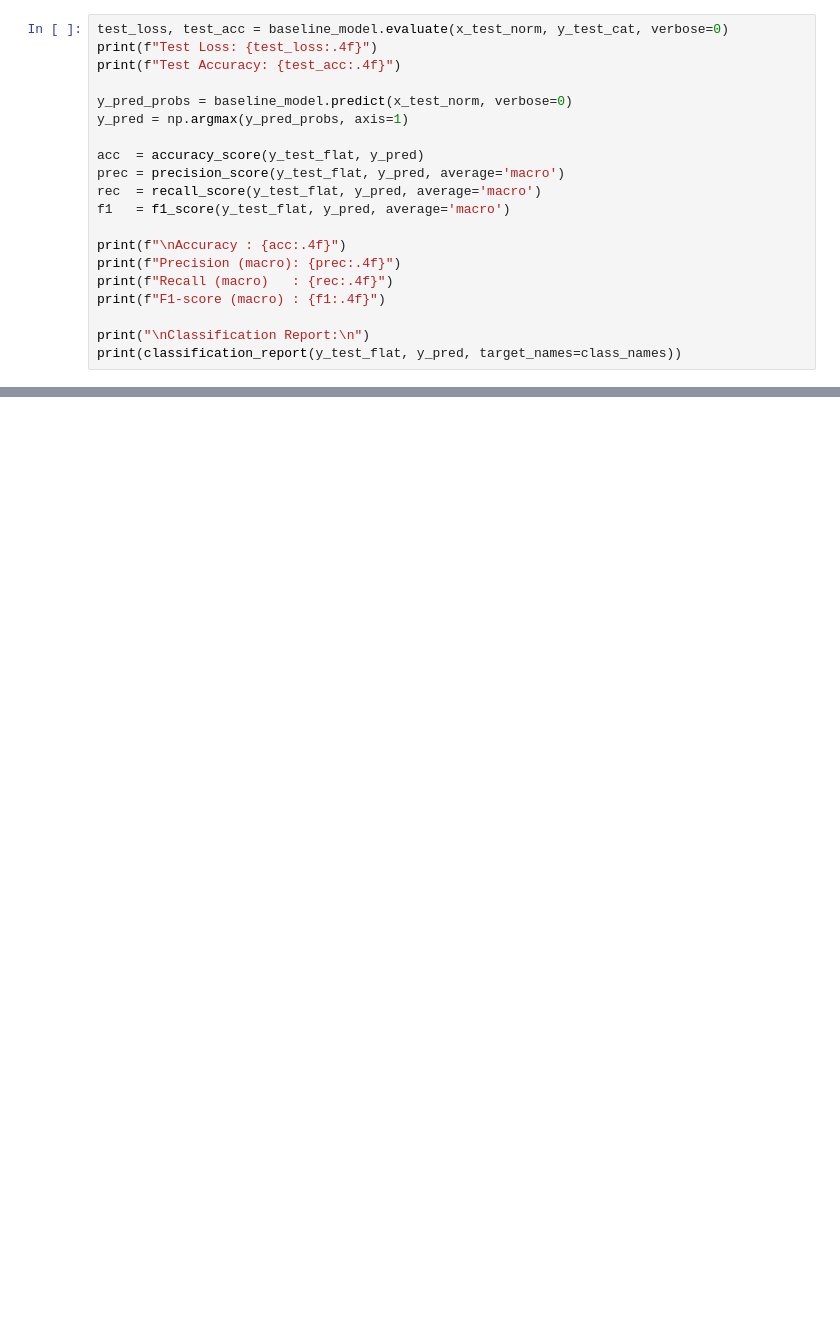
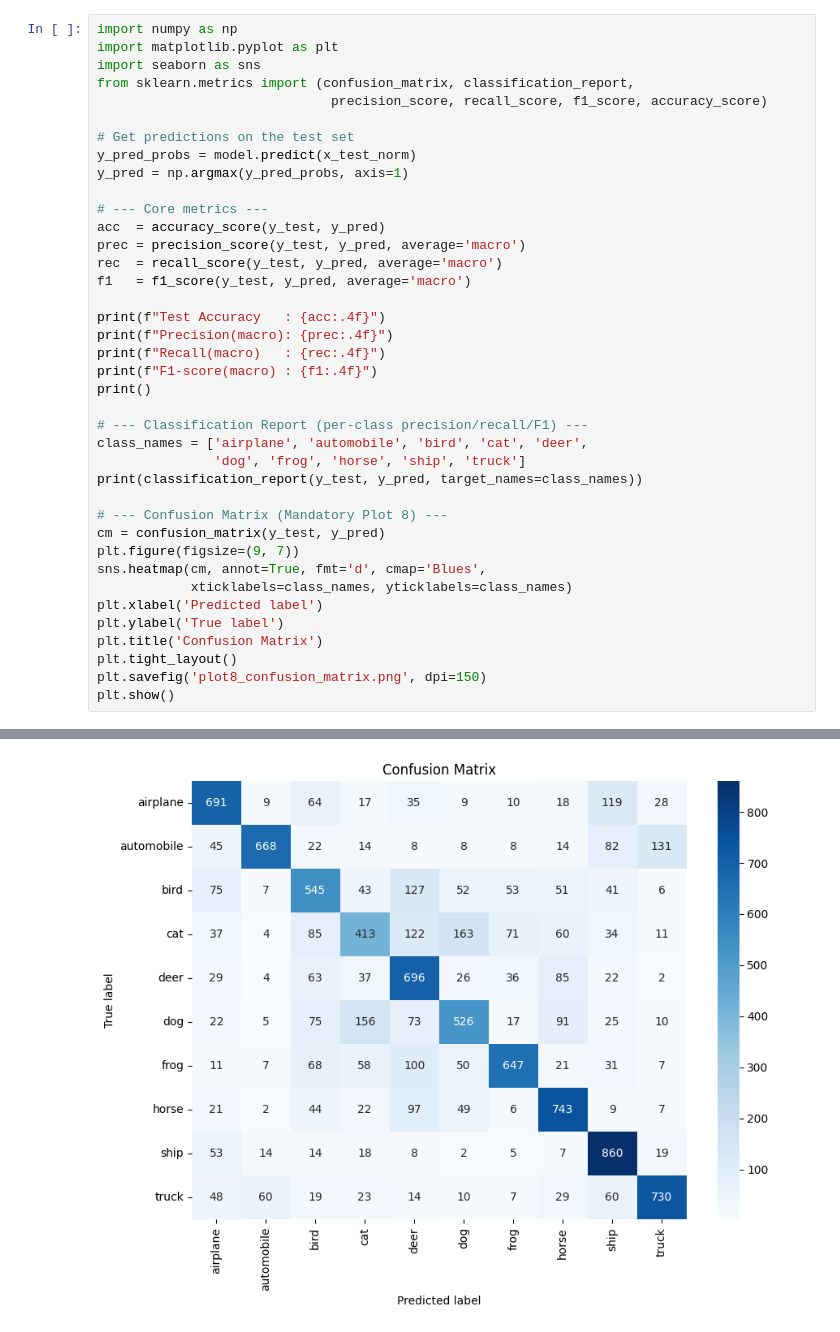
Before and after one commit to Dhanush7-tech/Deep-Learning-LAB, a Jupyter notebook: Lab-3/DeepLearning_Lab_3.ipynb, the cells around one changed output, grey strips where cells are left out. Cells and saved outputs as stored; diff of their text form; blank space fills up the shorter version.

```diff
--- a/Lab-3/DeepLearning_Lab_3.ipynb
+++ b/Lab-3/DeepLearning_Lab_3.ipynb
@@ -266,21 +683,40 @@ plt.show()
 # %%
-test_loss, test_acc = baseline_model.evaluate(x_test_norm, y_test_cat, verbose=0)
-print(f"Test Loss: {test_loss:.4f}")
-print(f"Test Accuracy: {test_acc:.4f}")
+import numpy as np
+import matplotlib.pyplot as plt
+import seaborn as sns
+from sklearn.metrics import (confusion_matrix, classification_report,
+                              precision_score, recall_score, f1_score, accuracy_score)
 
-y_pred_probs = baseline_model.predict(x_test_norm, verbose=0)
+# Get predictions on the test set
+y_pred_probs = model.predict(x_test_norm)
 y_pred = np.argmax(y_pred_probs, axis=1)
 
-acc  = accuracy_score(y_test_flat, y_pred)
-prec = precision_score(y_test_flat, y_pred, average='macro')
-rec  = recall_score(y_test_flat, y_pred, average='macro')
-f1   = f1_score(y_test_flat, y_pred, average='macro')
+# --- Core metrics ---
+acc  = accuracy_score(y_test, y_pred)
+prec = precision_score(y_test, y_pred, average='macro')
+rec  = recall_score(y_test, y_pred, average='macro')
+f1   = f1_score(y_test, y_pred, average='macro')
 
-print(f"\nAccuracy : {acc:.4f}")
-print(f"Precision (macro): {prec:.4f}")
-print(f"Recall (macro)   : {rec:.4f}")
-print(f"F1-score (macro) : {f1:.4f}")
+print(f"Test Accuracy   : {acc:.4f}")
+print(f"Precision(macro): {prec:.4f}")
+print(f"Recall(macro)   : {rec:.4f}")
+print(f"F1-score(macro) : {f1:.4f}")
+print()
 
-print("\nClassification Report:\n")
-print(classification_report(y_test_flat, y_pred, target_names=class_names))
+# --- Classification Report (per-class precision/recall/F1) ---
+class_names = ['airplane', 'automobile', 'bird', 'cat', 'deer',
+               'dog', 'frog', 'horse', 'ship', 'truck']
+print(classification_report(y_test, y_pred, target_names=class_names))
+
+# --- Confusion Matrix (Mandatory Plot 8) ---
+cm = confusion_matrix(y_test, y_pred)
+plt.figure(figsize=(9, 7))
+sns.heatmap(cm, annot=True, fmt='d', cmap='Blues',
+            xticklabels=class_names, yticklabels=class_names)
+plt.xlabel('Predicted label')
+plt.ylabel('True label')
+plt.title('Confusion Matrix')
+plt.tight_layout()
+plt.savefig('plot8_confusion_matrix.png', dpi=150)
+plt.show()
 # %% [output]
@@ -303,0 +740 @@ weighted avg       0.71      0.70      0.70     10000
+[figure, added]
```
Also changed, not shown: parts of 36 cells of this notebook.
